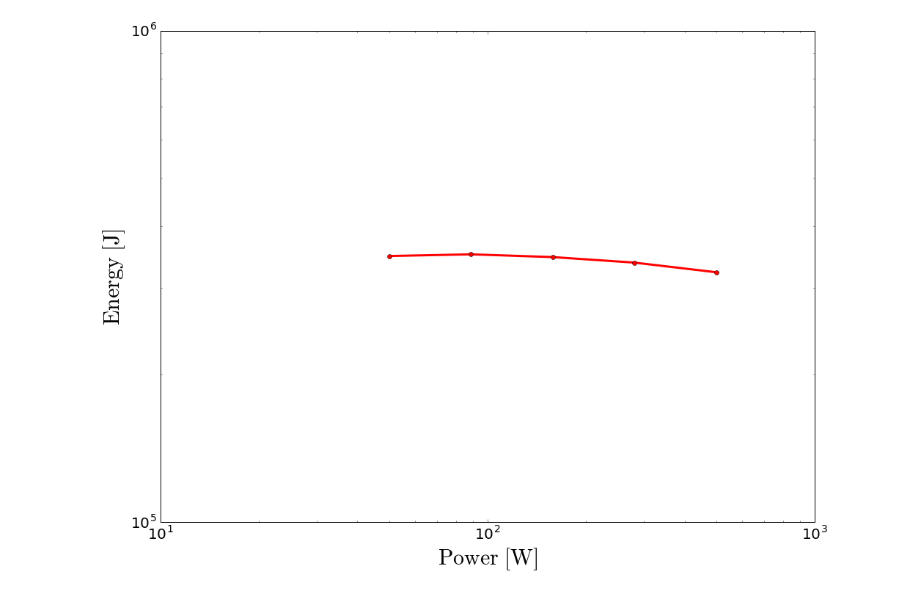
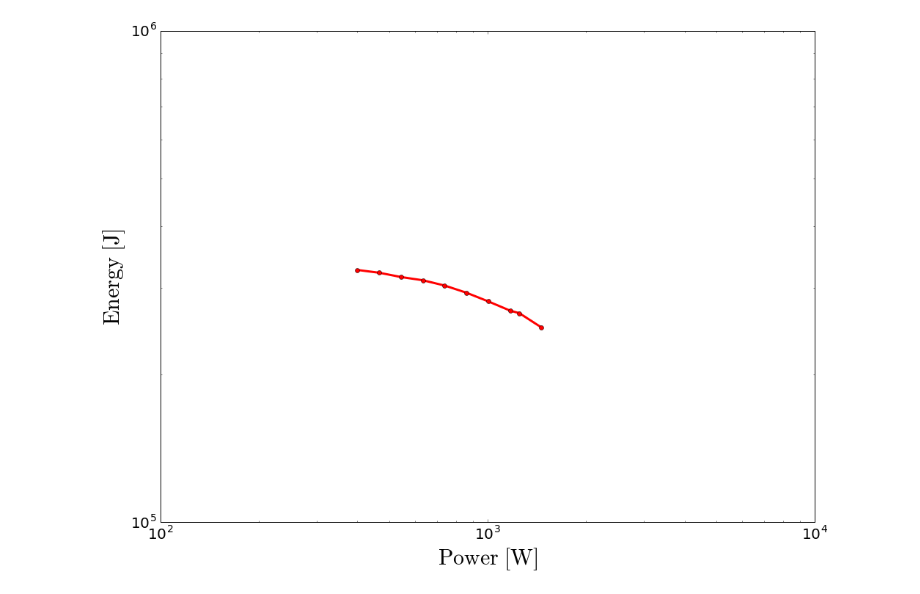
Before and after one commit to iSchomer/Dualfoil_Storage_Device, a Jupyter notebook: output_visuals/ragone_plot.ipynb, the cells around one changed output. Cells and saved outputs as stored; diff of their text form; code cells hidden in the pictures.

Commit message:
updated ragone plot and included binary data files from previous simulations

```diff
--- a/output_visuals/ragone_plot.ipynb
+++ b/output_visuals/ragone_plot.ipynb
@@ -87,4 +44,0 @@ Wall time: 1h 14min 42s
-# %%
-plot_ragone(ragone._data)
-# %% [output]
-[figure, removed]
@@ -91 +48,14 @@ plot_ragone(ragone._data)
+# %%
+# combine previous data dumps to combine plots
+
+data1 = load(open('data_dumps/ragone_400-1200.dat', 'rb'))
+data2 = load(open('data_dumps/ragone_1250-1500.dat', 'rb'))
+
+ragone_data = data1.copy()
+ragone_data['power'] = np.append(ragone_data['power'], data2['power'])
+ragone_data['energy'] = np.append(ragone_data['energy'], data2['energy'])
+# %%
+plot_ragone(ragone_data)
+# %% [output]
+[figure, added]
 # %%
```
Also changed, not shown: parts of 13 cells of this notebook, 2 other files.
